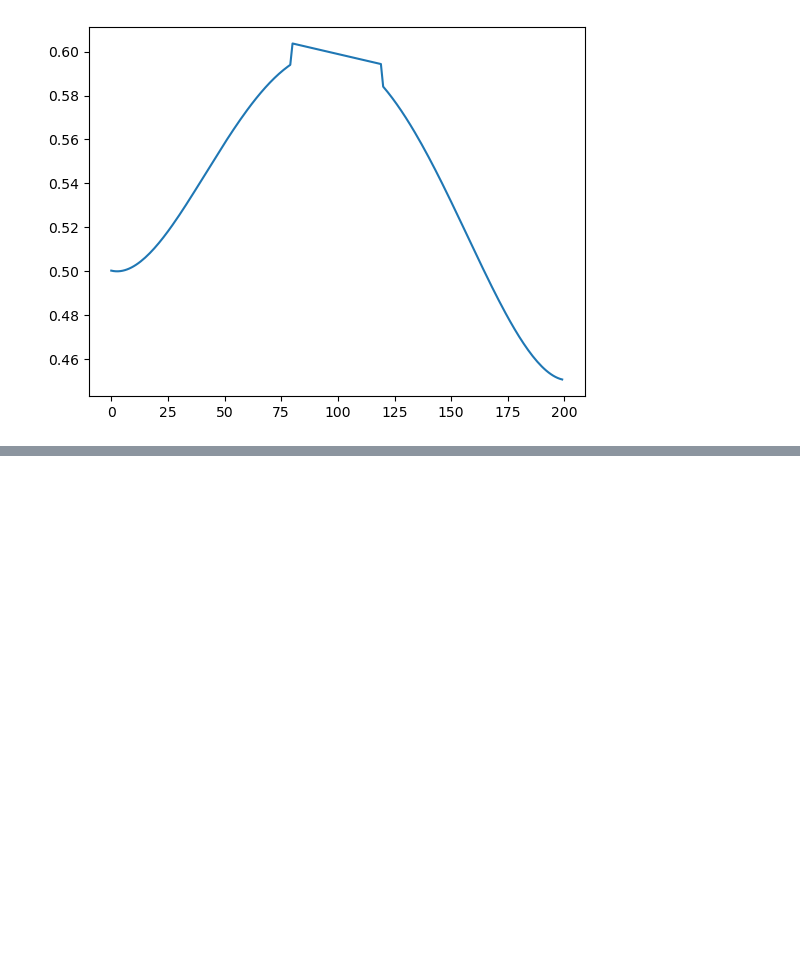
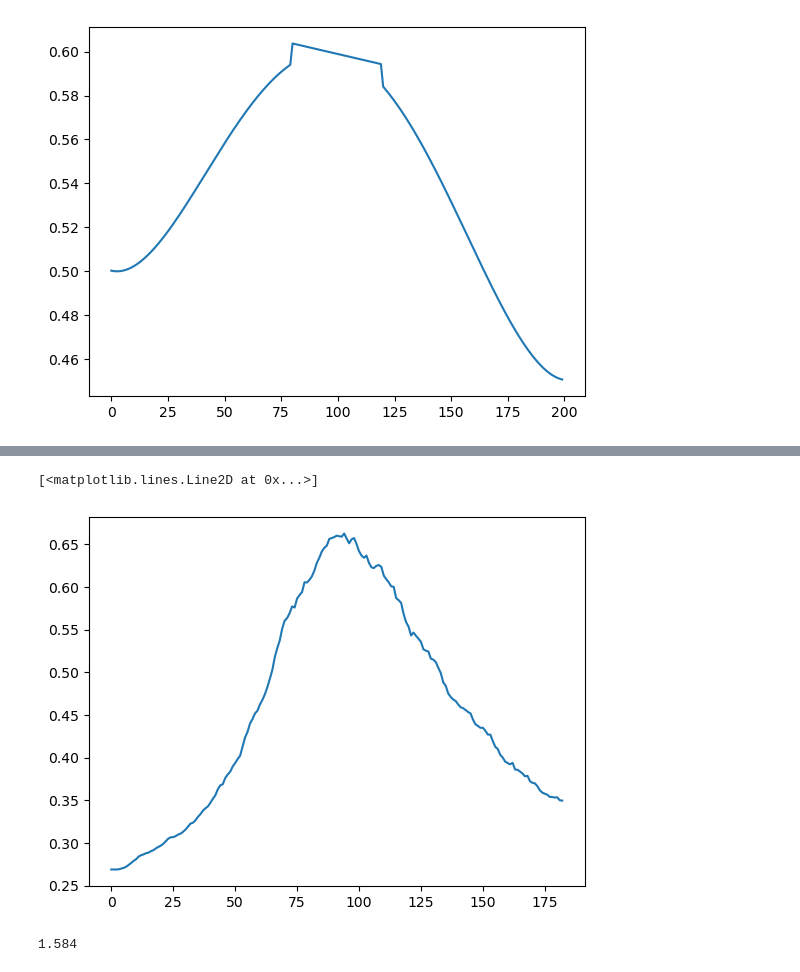
Before and after one commit to abarton51/BINNs_EQL_Covasim, a Jupyter notebook: Notebooks/logit_example.ipynb, the cells around one changed output, grey strips where cells are left out. Cells and saved outputs as stored; diff of their text form; code cells hidden in the pictures; blank space fills up the shorter version.

```diff
--- a/Notebooks/logit_example.ipynb
+++ b/Notebooks/logit_example.ipynb
@@ -96,8 +96,13 @@ beta0 = 0.001
 beta1 = 1
 beta2 = 0.001
 
-def prob_z(x, betas, func):
-    result = np.exp(betas[0] + betas[1] * D_func(t, 0, 0.5) - betas[2] * t)
+def prob_z1(x, betas, func):
+    result = np.exp(betas[0] + betas[1] * D_func1(t, 0, 0.5) - betas[2] * t)
     result = (result) / (1 + result)
     return result
+
+def prob_z2(x, betas, d_array):
+    result = np.exp(betas[0] + betas[1] * d_array - betas[2] * x)
+    result = (result) / (1 + result)
+    return result
 # %%
@@ -107,0 +122,9 @@ plt.plot(t, prob_z(t, [beta0, beta1, beta2], D_func))
+# %%
+plt.plot(new_t, result2)
+# %% [output]
+[<matplotlib.lines.Line2D at 0x...>]
+[figure, added]
+# %%
+D_arr[100] * 100
+# %% [output]
+1.584
```
Also changed, not shown: parts of 5 cells of this notebook, 1 other file.
